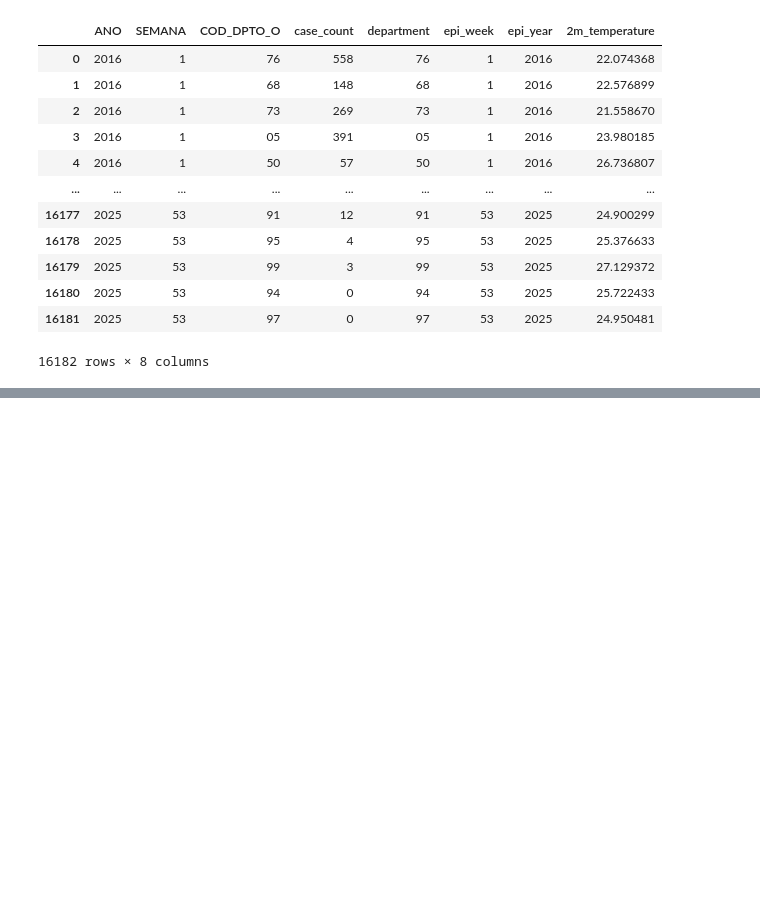
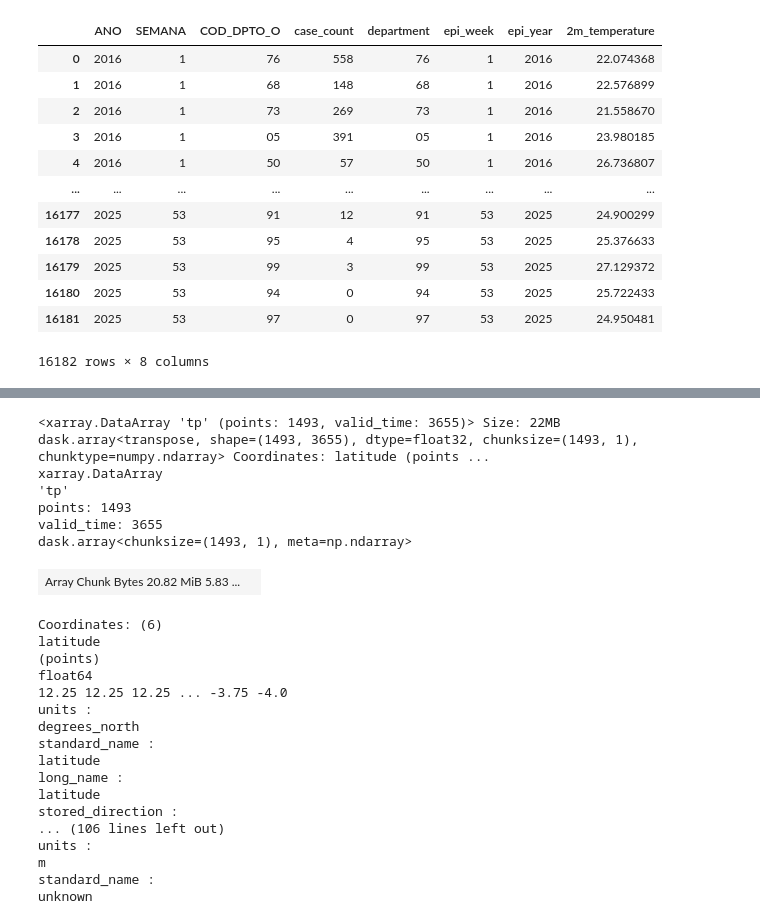
Before and after one commit to CarlosBlanco1/ColombiaDengueForecasting, a Jupyter notebook: notebooks/explore_dengue_cases.ipynb, the cells around one changed output, grey strips where cells are left out. Saved outputs shown, nothing was run; the diff lists cells and outputs as text; code cells hidden in the pictures; blank space fills up the shorter version.

```diff
--- a/notebooks/explore_dengue_cases.ipynb
+++ b/notebooks/explore_dengue_cases.ipynb
@@ -769,0 +850,33 @@ weekly_temp_cases_by_department_df
+# %%
+hourly_precipitation_by_department = (points_precipitation.stack(t=("time", "step"))
+              .reset_index("t", drop=True)
+              .swap_dims(t="valid_time")
+              .sortby("valid_time"))
+
+daily_precipitation_by_department = hourly_precipitation_by_department.resample(valid_time='1D').sum()
+daily_precipitation_by_department
+# %% [output]
+<xarray.DataArray 'tp' (points: 1493, valid_time: 3655)> Size: 22MB dask.array<transpose, shape=(1493, 3655), dtype=float32, chunksize=(1493, 1), chunktype=numpy.ndarray> Coordinates: latitude (points ...
+xarray.DataArray
+'tp'
+points: 1493
+valid_time: 3655
+dask.array<chunksize=(1493, 1), meta=np.ndarray>
+| Array Chunk Bytes 20.82 MiB 5.83 ... |  |
+Coordinates: (6)
+latitude
+(points)
+float64
+12.25 12.25 12.25 ... -3.75 -4.0
+units :
+degrees_north
+standard_name :
+latitude
+long_name :
+latitude
+stored_direction :
+... (106 lines left out)
+units :
+m
+standard_name :
+unknown
```
Also changed, not shown: parts of 6 cells of this notebook.
